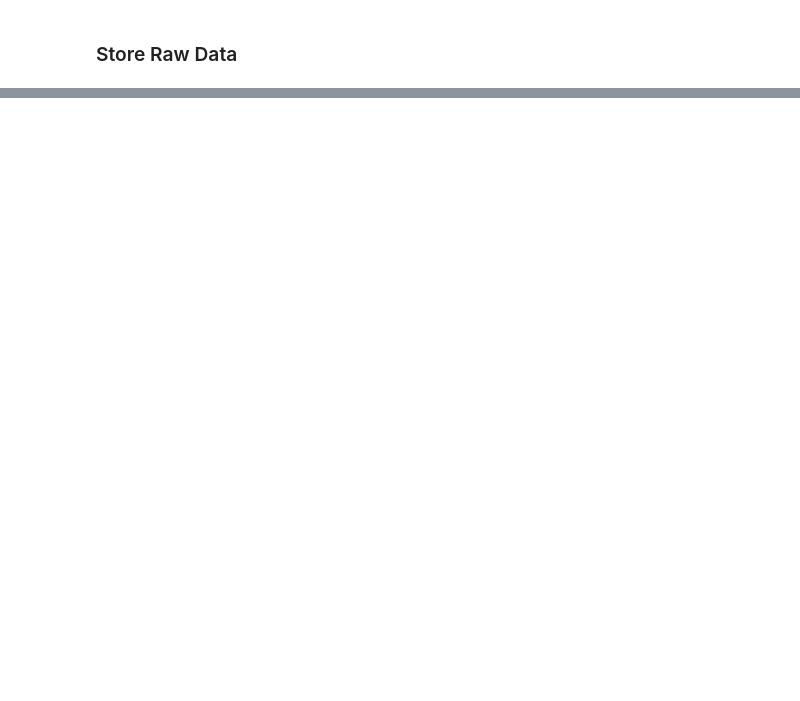
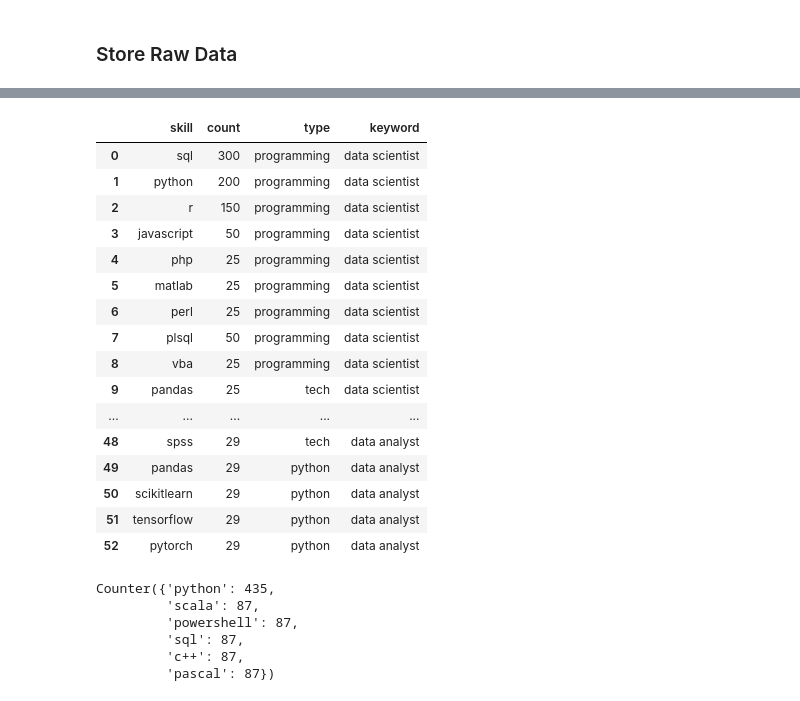
Before and after one commit to gordoaraujo/jobs_data_analysis, a Jupyter notebook: notebooks/ws_jobs_ch.ipynb, the cells around one changed output, grey strips where cells are left out. Saved outputs shown, nothing was run; the diff lists cells and outputs as text; code cells hidden in the pictures; blank space fills up the shorter version.

```diff
--- a/notebooks/ws_jobs_ch.ipynb
+++ b/notebooks/ws_jobs_ch.ipynb
@@ -60,0 +102,71 @@ print(skills_summary)
+# %%
+ds_prog = pd.DataFrame(dict(grouped_results["data scientist"]["programming_summary"]).items()).rename(columns={0 : "skill", 1 : "count"})
+ds_prog["type"] = "programming"
+
+ds_tech = pd.DataFrame(dict(grouped_results["data scientist"]["skills_summary"]).items()).rename(columns={0 : "skill", 1 : "count"})
+ds_tech["type"] = "tech"
+
+ds_python = pd.DataFrame(dict(grouped_results["data scientist"]["python_summary"]).items()).rename(columns={0 : "skill", 1 : "count"})
+ds_python["type"] = "python"
+
+df_ds = pd.concat([ds_prog, ds_tech, ds_python], ignore_index=True) # .reset_index()
+df_ds["keyword"] = "data scientist"
+# df_ds
+# %%
+de_prog = pd.DataFrame(dict(grouped_results["data engineer"]["programming_summary"]).items()).rename(columns={0 : "skill", 1 : "count"})
+de_prog["type"] = "programming"
+
+de_tech = pd.DataFrame(dict(grouped_results["data engineer"]["skills_summary"]).items()).rename(columns={0 : "skill", 1 : "count"})
+de_tech["type"] = "tech"
+
+de_python = pd.DataFrame(dict(grouped_results["data engineer"]["python_summary"]).items()).rename(columns={0 : "skill", 1 : "count"})
+de_python["type"] = "python"
+
+df_de = pd.concat([de_prog, de_tech, de_python], ignore_index=True) # .reset_index()
+df_de["keyword"] = "data engineer"
+# df_de
+# %%
+da_prog = pd.DataFrame(dict(grouped_results["data analyst"]["programming_summary"]).items()).rename(columns={0 : "skill", 1 : "count"})
+da_prog["type"] = "programming"
+
+da_tech = pd.DataFrame(dict(grouped_results["data analyst"]["skills_summary"]).items()).rename(columns={0 : "skill", 1 : "count"})
+da_tech["type"] = "tech"
+
+da_python = pd.DataFrame(dict(grouped_results["data analyst"]["python_summary"]).items()).rename(columns={0 : "skill", 1 : "count"})
+da_python["type"] = "python"
+
+df_da = pd.concat([da_prog, da_tech, da_python], ignore_index=True) # .reset_index()
+df_da["keyword"] = "data analyst"
+# df_da
+# %%
+df_all = pd.concat([df_ds, df_de, df_da], ignore_index = True)
+df_all.to_csv("../data/raw/skills_by_category.csv")
+# %%
+df_all
+# %% [output]
+|  | skill | count | type | keyword |
+| 0 | sql | 300 | programming | data scientist |
+| 1 | python | 200 | programming | data scientist |
+| 2 | r | 150 | programming | data scientist |
+| 3 | javascript | 50 | programming | data scientist |
+| 4 | php | 25 | programming | data scientist |
+| 5 | matlab | 25 | programming | data scientist |
+| 6 | perl | 25 | programming | data scientist |
+| 7 | plsql | 50 | programming | data scientist |
+| 8 | vba | 25 | programming | data scientist |
+| 9 | pandas | 25 | tech | data scientist |
+| ... | ... | ... | ... | ... |
+| 48 | spss | 29 | tech | data analyst |
+| 49 | pandas | 29 | python | data analyst |
+| 50 | scikitlearn | 29 | python | data analyst |
+| 51 | tensorflow | 29 | python | data analyst |
+| 52 | pytorch | 29 | python | data analyst |
+# %%
+grouped_results["data engineer"]["programming_summary"]
+# %% [output]
+Counter({'python': 435,
+         'scala': 87,
+         'powershell': 87,
+         'sql': 87,
+         'c++': 87,
+         'pascal': 87})
```
Also changed, not shown: parts of 13 cells of this notebook, 6 other files.
